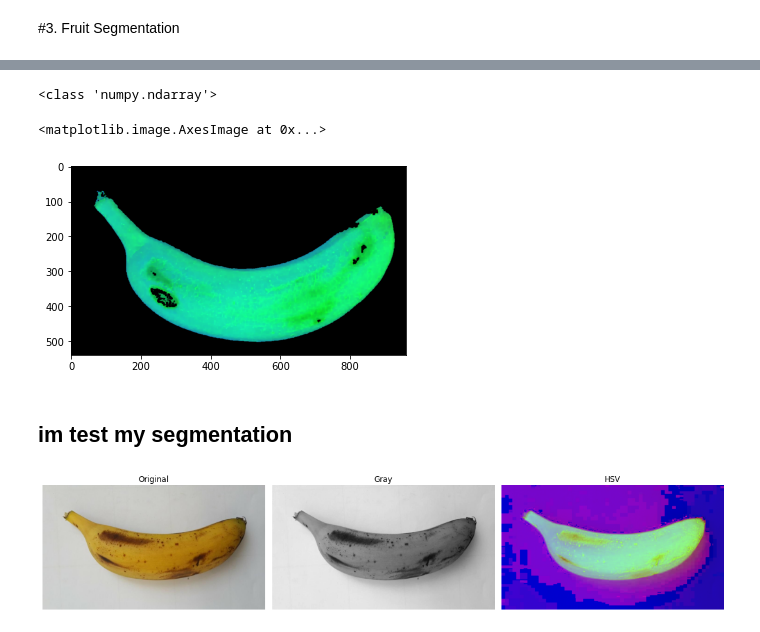
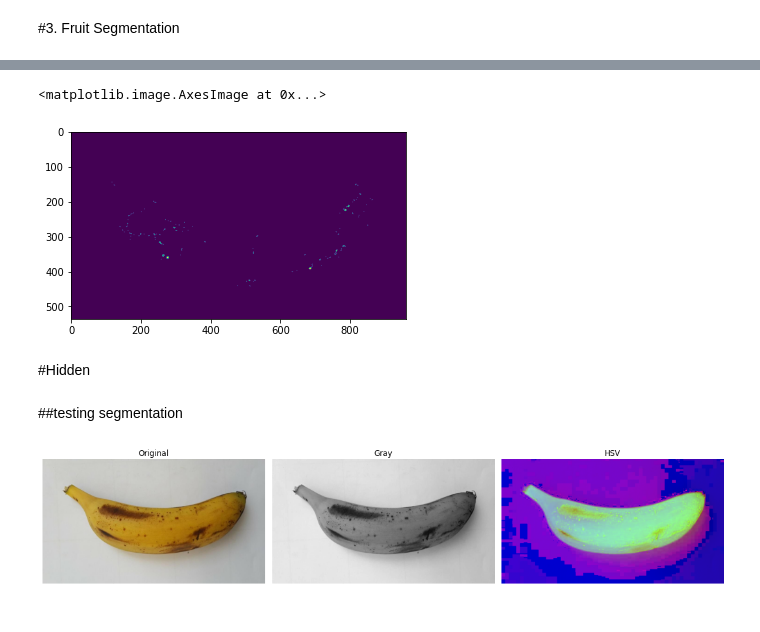
Before and after one commit to jojoclt/C, a Jupyter notebook: Project.ipynb, the cells around one changed output, grey strips where cells are left out. Cells and saved outputs as stored; diff of their text form; code cells hidden in the pictures.

```diff
--- a/Project.ipynb
+++ b/Project.ipynb
@@ -136,8 +180,37 @@ https://pyimagesearch.com/2021/04/28/opencv-thresholding-cv2-threshold/
+# %%
+def segment_spots(img):
+    # https://stackoverflow.com/questions/10948589/choosing-the-correct-upper-and-lower-hsv-boundaries-for-color-detection-withcv
+    # HSV Inconsistencies
+
+    # Normal H = 0-360, S = 0-100 and V = 0-100.
+    # But OpenCV uses H: 0-179, S: 0-255, V: 0-255.
+    # (H/2, (S/100) * 255, (V/100) * 255)
+    lower_bound = HSV_to_cv(30, 66, 4.7)
+    upper_bound = HSV_to_cv(30, 67.6, 60)
+
+    # Create the mask using cv2.inRange()
+    mask = cv2.inRange(img, lower_bound, upper_bound)
+
+    # # Apply the mask to the original image using cv2.bitwise_and()
+    # result = cv2.bitwise_and(hsv2rgb(img), hsv2rgb(img), mask=mask)
+    return mask
+# %%
+a = segment_spots(v)
+plt.imshow(a)
+# %% [output]
+<matplotlib.image.AxesImage at 0x...>
+[figure, added]
+# %% [markdown]
+#Hidden
 # %%
-print(type(img_resize[0]))
-image = img_resize[29]
+#try
+# image = data_resize[51]
 # image = process_image(cv2.imread('/content/179394.jpg'))
-
+# rand = np.random.randint(len(dataset))
+rand = np.random.randint(low=104+88, high=104+88+33)
+# try 270 and 205, if works then ok
+image = process_image(dataset[193],0,8,0,6,r=5,eps=0.02)
+# image = data_processed[50]
 gray = cv2.cvtColor((image), cv2.COLOR_BGR2GRAY)
 
 # # Apply Otsu's method
@@ -147,8 +220,17 @@ threshold, thresholded_image = cv2.threshold(gray, 0, 255, cv2.THRESH_BINARY + c
 # # in the thresholded image
 foreground = cv2.bitwise_and(image, image, mask=thresholded_image)
 background = cv2.bitwise_and(image, image, mask=cv2.bitwise_not(thresholded_image))
-plt.imshow(foreground)
+plt.figure(figsize=(20,20))
+plt.subplot(131)
+# plt.imshow(foreground)
+plt.imshow(cv2.cvtColor(image,cv2.COLOR_HSV2RGB))
+plt.subplot(132)
+# plt.imshow(cv2.cvtColor(foreground,cv2.COLOR_HSV2RGB))
+plt.imshow(thresholded_image) #bg = 0, bnn = 255
+z = np.zeros((image.shape)).astype(np.uint8)
+bnn = np.where(thresholded_image>0)
+for i in range(len(bnn[0])):
+  z[bnn[0][i]][bnn[1][i]] = image[bnn[0][i]][bnn[1][i]]
+#it work but i can't plt it
+plt.subplot(133)
+plt.imshow(cv2.cvtColor(z,cv2.COLOR_HSV2RGB))
-# %% [output]
-<class 'numpy.ndarray'>
-<matplotlib.image.AxesImage at 0x...>
-[figure, removed]
@@ -155,5 +256,5 @@ plt.imshow(foreground)
 # %% [markdown]
-## im test my segmentation
+##testing segmentation
 # %%
 #test if we should use hsv or grayscale
 bnn_samp = cv2.imread(os.path.join(PATH,'Midripen','m013.jpg'))
```
Also changed, not shown: parts of 33 cells of this notebook.
